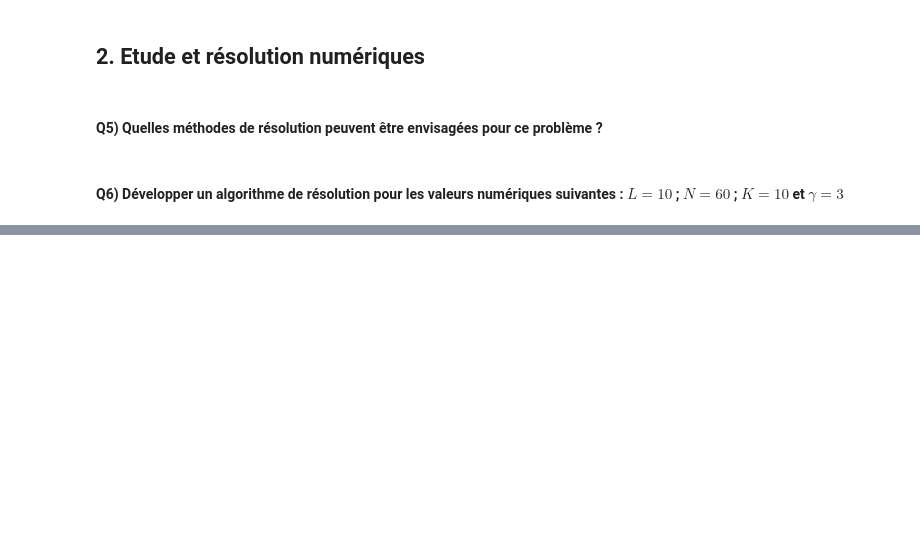
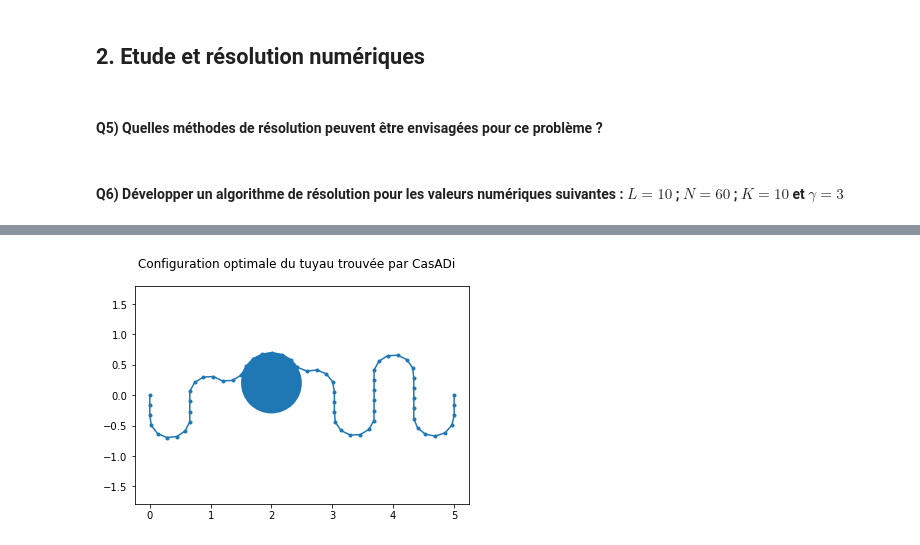
Before and after one commit to LouisJustinTALLOT/projet-optimisation-alvarez-tallot, a Jupyter notebook: projet_optimisation_alvarez_tallot.ipynb, the cells around one changed output, grey strips where cells are left out. Drawn from its saved outputs; the diff is of its cells as text; code cells hidden in the pictures; blank space fills up the shorter version.

Commit message:
modèle qui marche avec le parterre de fleurs

```diff
--- a/projet_optimisation_alvarez_tallot.ipynb
+++ b/projet_optimisation_alvarez_tallot.ipynb
@@ -167,0 +192,4 @@ plt.show()
+# %%
+x_P = 2
+y_P = 0.2
+R = 0.5
@@ -167,0 +232,8 @@ plt.show()
+# %%
+# CI
+opti.set_initial(z,np.array(z0))
+
+# on résoud
+opti.solver('ipopt')
+sol = opti.solve()
+# print(sol.value(z))
@@ -167,0 +258,14 @@ plt.show()
+# %%
+result = sol.value(z)
+X = [result[i] for i in range(N+1, 2*N+2)]
+Y = [result[i] for i in range(0, N+1)]
+plt.plot(X, Y, marker='.')
+plt.axis('equal')
+plt.suptitle("Configuration optimale du tuyau trouvée par CasADi")
+
+parterre_fleurs = plt.Circle((x_P, y_P), R)
+
+plt.gca().add_artist(parterre_fleurs)
+plt.show()
+# %% [output]
+[figure, added]
```
Also changed, not shown: parts of 6 cells of this notebook.
